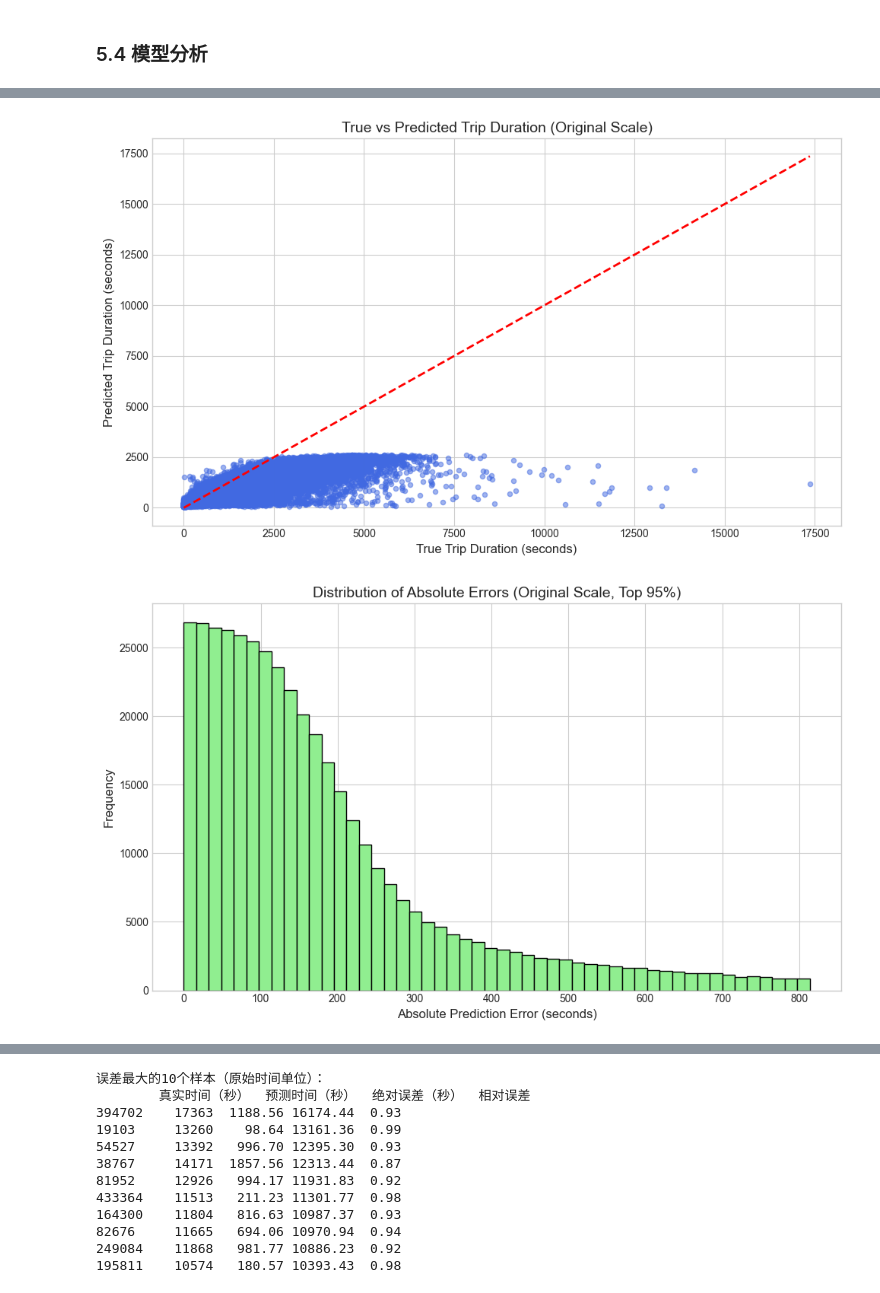
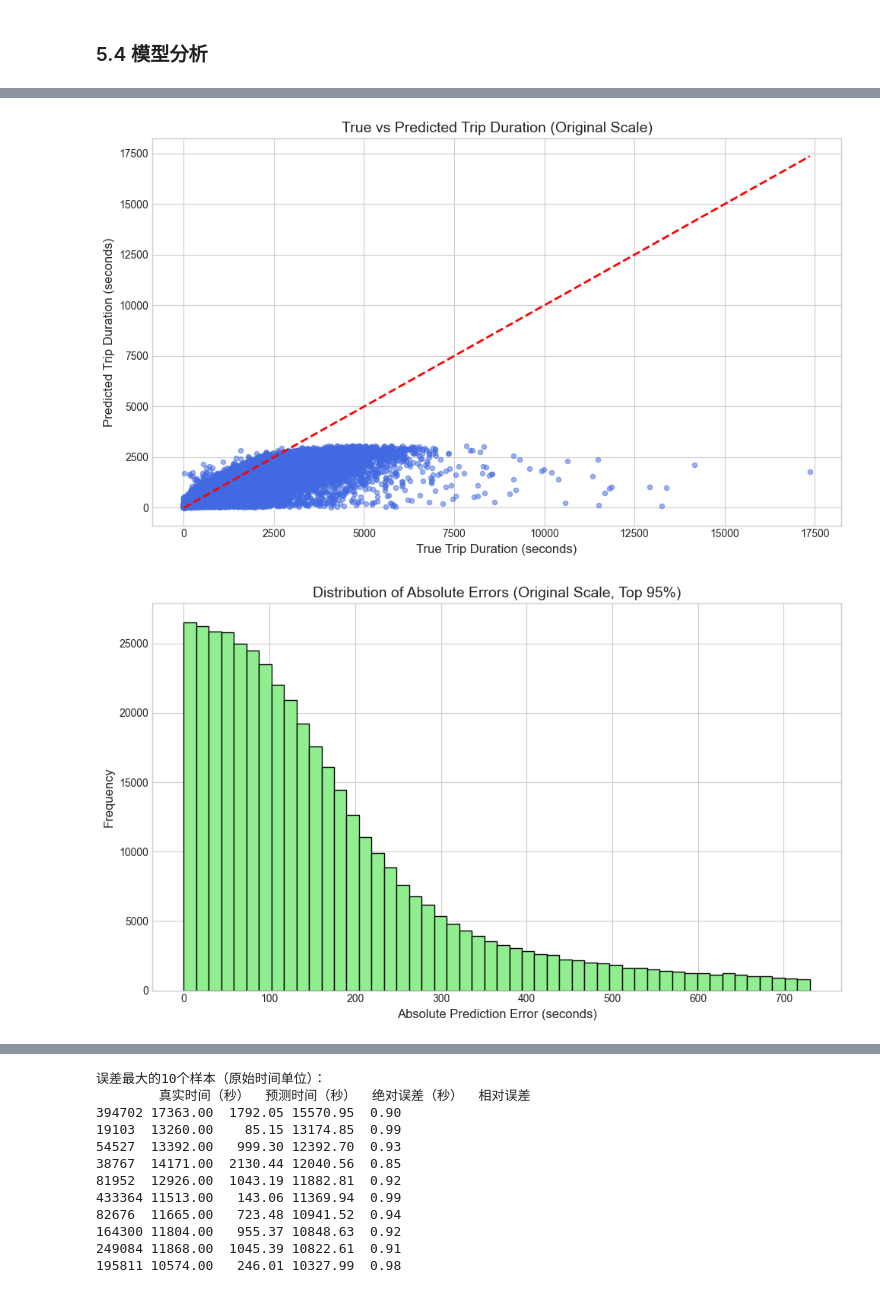
Before and after one commit to jacktaolai/geo-big-data-analysis, a Jupyter notebook: 实习二/实习二代码/taxi_travel_time_prediction.ipynb, the cells around one changed output, grey strips where cells are left out. Cells and saved outputs as stored; diff of their text form; code cells hidden in the pictures.

```diff
--- a/实习二/实习二代码/taxi_travel_time_prediction.ipynb
+++ b/实习二/实习二代码/taxi_travel_time_prediction.ipynb
@@ -724,7 +724,7 @@ val_true_log = val_y.values              # 真实的log_trip_duration
 # 1.2 逆转换：从log尺度还原为原始时间（trip_duration）
 # 抵消之前的 log(x + 1) → 逆运算为 exp(log_x) - 1
 val_pred = np.exp(val_pred_log) - 1  # 预测的原始时间（如秒）
-val_true = val_true_log  # 真实的原始时间（如秒）
+val_true = np.exp(val_true_log) - 1  # 真实的原始时间（如秒）
 
 # 1.3 整理结果（原始时间单位）
 result_df = pd.DataFrame({
@@ -852,3 +852,3 @@ log尺度R²：-1.5759
 ============================================================
-[figure, old version]
+[figure, new version]
-[figure, old version]
+[figure, new version]
@@ -857,12 +857,12 @@ log尺度R²：-1.5759
 误差最大的10个样本（原始时间单位）：
         真实时间（秒）  预测时间（秒）  绝对误差（秒）  相对误差
-394702    17363  1188.56 16174.44  0.93
-19103     13260    98.64 13161.36  0.99
-54527     13392   996.70 12395.30  0.93
-38767     14171  1857.56 12313.44  0.87
-81952     12926   994.17 11931.83  0.92
-433364    11513   211.23 11301.77  0.98
-164300    11804   816.63 10987.37  0.93
-82676     11665   694.06 10970.94  0.94
-249084    11868   981.77 10886.23  0.92
-195811    10574   180.57 10393.43  0.98
+394702 17363.00  1792.05 15570.95  0.90
+19103  13260.00    85.15 13174.85  0.99
+54527  13392.00   999.30 12392.70  0.93
+38767  14171.00  2130.44 12040.56  0.85
+81952  12926.00  1043.19 11882.81  0.92
+433364 11513.00   143.06 11369.94  0.99
+82676  11665.00   723.48 10941.52  0.94
+164300 11804.00   955.37 10848.63  0.92
+249084 11868.00  1045.39 10822.61  0.91
+195811 10574.00   246.01 10327.99  0.98
```
Also changed, not shown: parts of 4 cells of this notebook.
